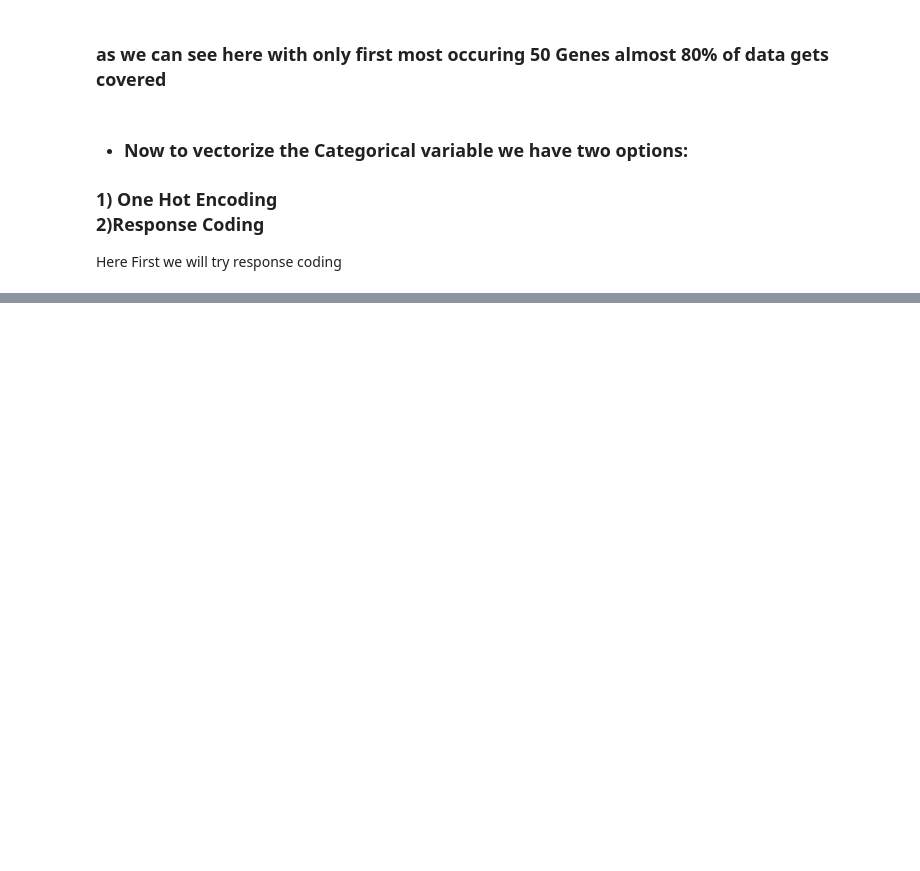
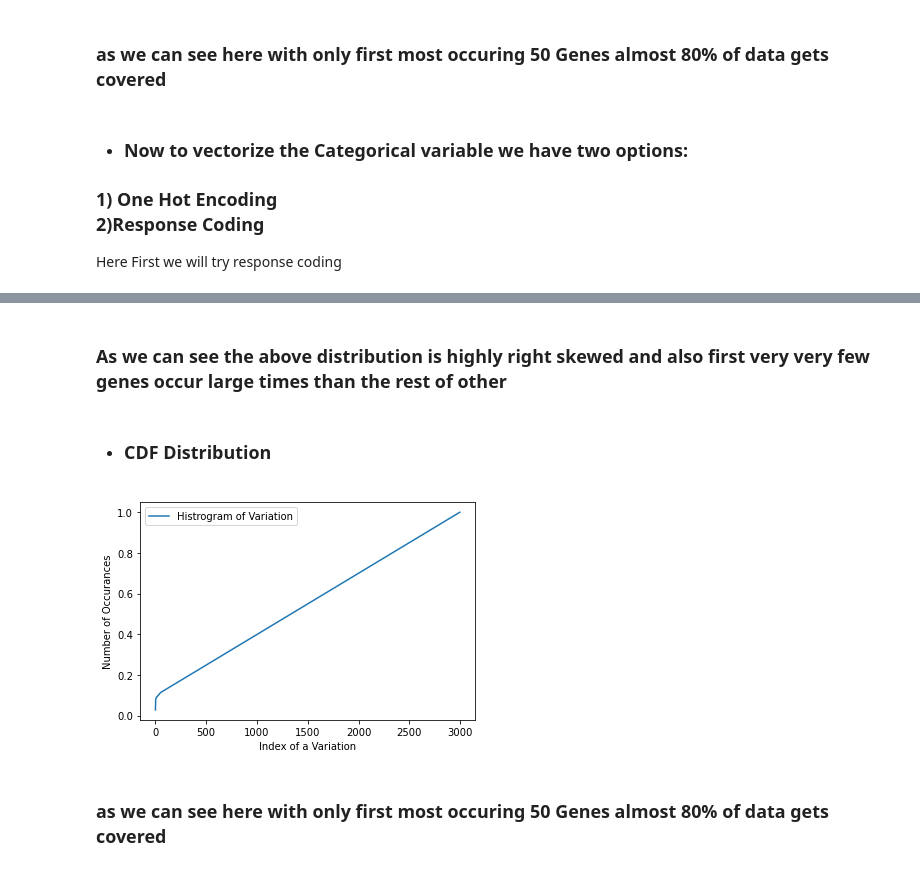
Before and after one commit to Sahil-Chavan/ML_Playground, a Jupyter notebook: CaseStudies/2-Cancer/CancerStudy.ipynb, the cells around one changed output, grey strips where cells are left out. Drawn from its saved outputs; the diff is of its cells as text; code cells hidden in the pictures; blank space fills up the shorter version.

```diff
--- a/CaseStudies/2-Cancer/CancerStudy.ipynb
+++ b/CaseStudies/2-Cancer/CancerStudy.ipynb
@@ -226,0 +434,14 @@ cv_gene_response = pd.DataFrame(list(cvx['Gene'].apply(lambda x:mappResDict(x,re
+# %% [markdown]
+<h3> As we can see the above distribution is highly right skewed and also first very very few genes occur large times than the rest of other
+# %% [markdown]
+- ### CDF Distribution
+# %%
+plt.plot(np.cumsum(data['Variation'].value_counts(normalize=True).to_numpy()),label="Histrogram of Variation")
+plt.xlabel('Index of a Variation')
+plt.ylabel('Number of Occurances')
+plt.legend()
+plt.show()
+# %% [output]
+[figure, added]
+# %% [markdown]
+<h3> as we can see here with only first most occuring 50 Genes almost 80% of data gets covered
```
Also changed, not shown: parts of 46 cells of this notebook.
